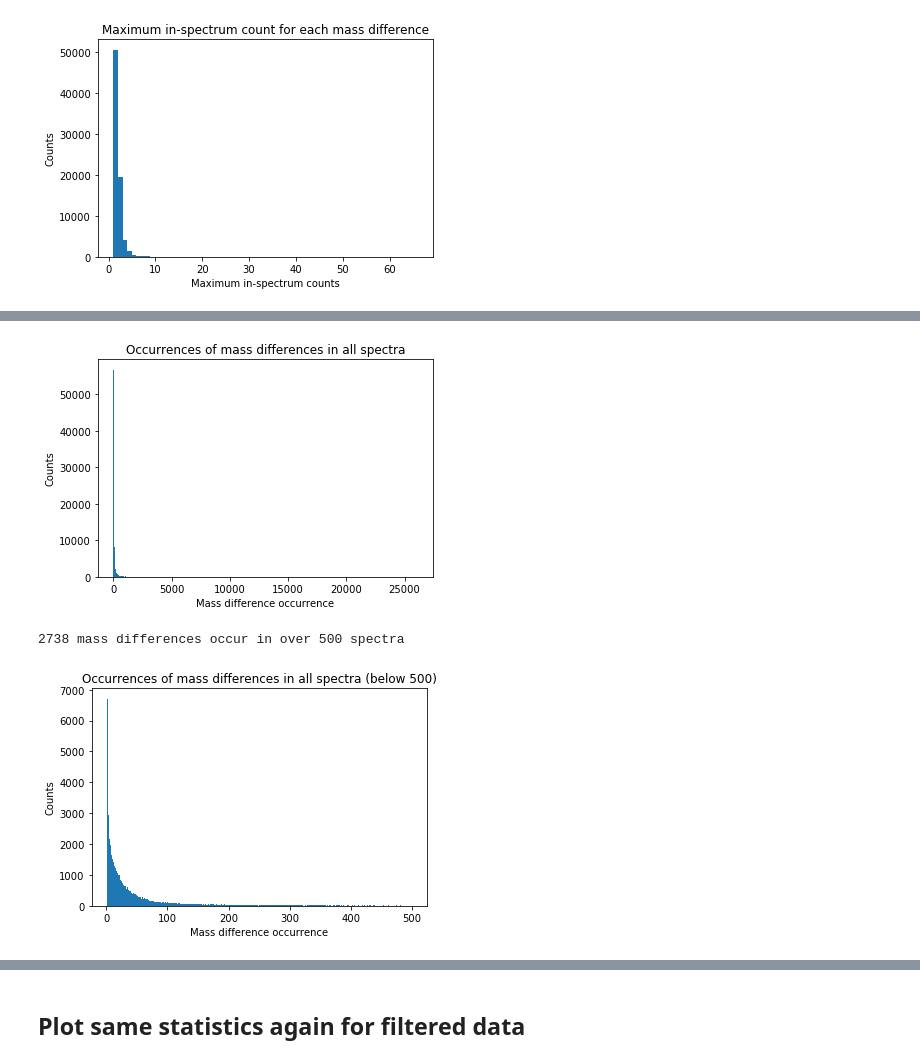
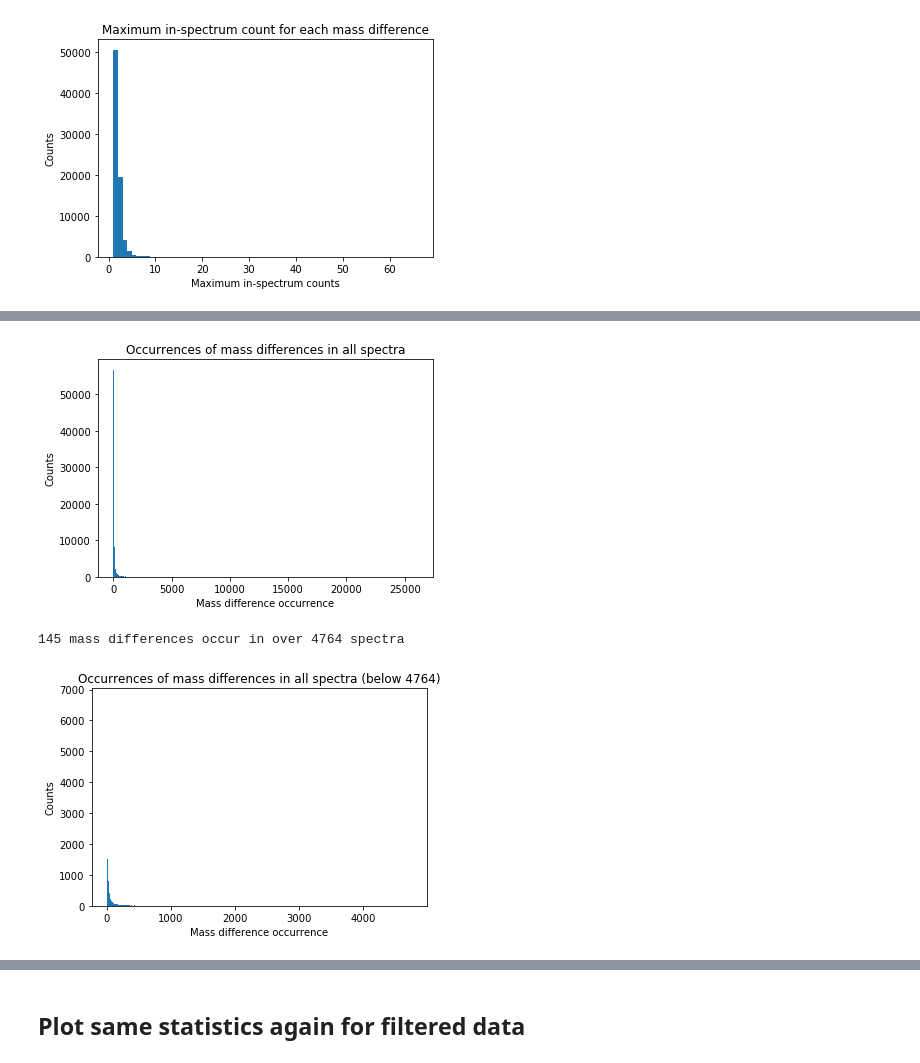
Before and after one commit to louwenjjr/ms2_mass_differences, a Jupyter notebook: notebooks/1-mass_differences_documents_preparation.ipynb, the cells around one changed output, grey strips where cells are left out. Saved outputs shown, nothing was run; the diff lists cells and outputs as text; code cells hidden in the pictures.

```diff
--- a/notebooks/1-mass_differences_documents_preparation.ipynb
+++ b/notebooks/1-mass_differences_documents_preparation.ipynb
@@ -107,0 +40,32 @@ as a check: 95320 remaining spectra in normally processed data.
+# %%
+from matchms.Spikes import Spikes
+from matchms.typing import SpectrumType
+
+
+def remove_precursor_mz_peak(spectrum_in: SpectrumType) -> SpectrumType:
+    """Remove the peak for precursor_mz in the spectrum (if it exists)
+
+    Parameters
+    ----------
+    spectrum_in:
+        Input spectrum.
+    """
+    if spectrum_in is None:
+            return None
+
+    spectrum = spectrum_in.clone()
+
+    prec_mz = spectrum.get("precursor_mz")
+    before_len = len(spectrum.peaks)
+    if prec_mz:  # precursor_mz exists
+        mzs, intensities = spectrum.peaks.clone()
+        prec_mz_i = [i for i, mz in enumerate(mzs) if mz == prec_mz]
+        if prec_mz_i:  # precursor_mz peak exists -> remove it
+            new_mzs = np.delete(mzs, prec_mz_i)
+            new_intensities = np.delete(intensities, prec_mz_i)
+            new_spikes = Spikes(mz=new_mzs, intensities=new_intensities)
+            spectrum.peaks = new_spikes
+            after_len = len(spectrum.peaks)
+            assert after_len == before_len-1, "Expected only one peak to have been removed"
+
+    return spectrum
@@ -399,27 +420,27 @@ highest 25 occurrences:
 # %%
 from collections import Counter
 # summarise all occurrences
 occurrence_counts = Counter(occurrences)
 plt.subplots(0)
 plt.hist(occurrences, bins = 500)
 plt.title("Occurrences of mass differences in all spectra")
 plt.xlabel("Mass difference occurrence")
 plt.ylabel("Counts")
 plt.show()
 
 plt.subplots(1)
-cut = 500
+cut = ceil(0.05*len(md_documents))
 occurrences_below_cut = [occ for occ in occurrences if occ < cut]
 print(f"{len(occurrences) - len(occurrences_below_cut)} mass differences occur in over {cut} spectra")
 plt.hist(occurrences_below_cut, bins = cut)
 plt.title(f"Occurrences of mass differences in all spectra (below {cut})")
 plt.xlabel("Mass difference occurrence")
 plt.ylabel("Counts")
 plt.show()
 # %% [output]
 [figure]
-2738 mass differences occur in over 500 spectra
+145 mass differences occur in over 4764 spectra
-[figure, old version]
+[figure, new version]
 # %%
 occurrence_counts.most_common()
 # %% [output]
```
Also changed, not shown: parts of 28 cells of this notebook, 1 other file.
